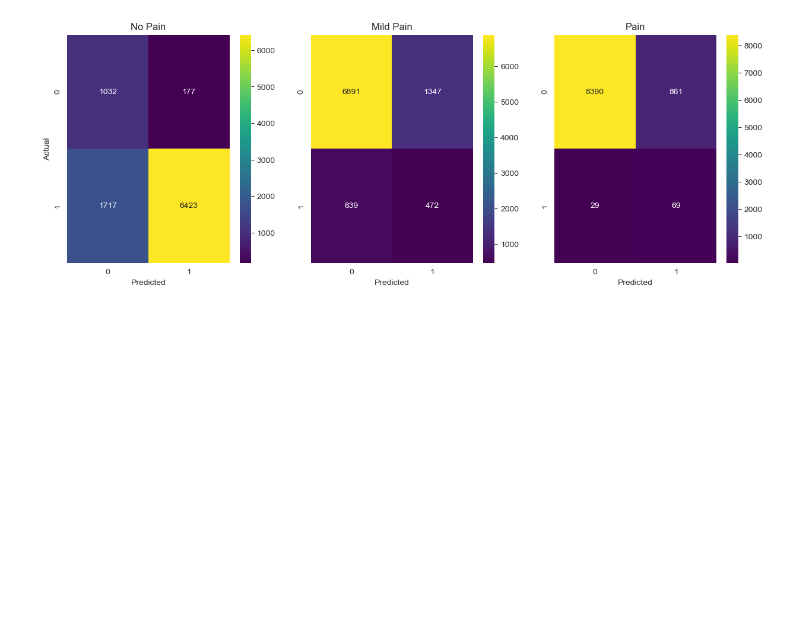
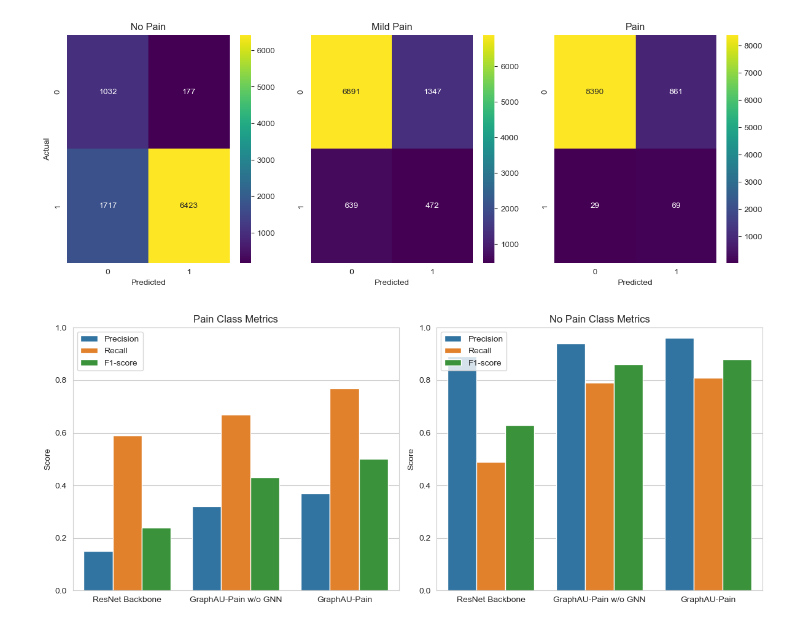
Before and after one commit to ZW471/GraphAU-Pain, a Jupyter notebook: results/examine_results.ipynb, the cells around one changed output. Drawn from its saved outputs; the diff is of its cells as text; code cells hidden in the pictures; blank space fills up the shorter version.

```diff
--- a/results/examine_results.ipynb
+++ b/results/examine_results.ipynb
@@ -71,3 +71,72 @@ Mild Pain
    macro avg       0.54      0.81      0.54      9349
 weighted avg       0.99      0.90      0.94      9349
 [figure]
+# %%
+import pandas as pd
+import seaborn as sns
+import matplotlib.pyplot as plt
+
+# ------------------------
+# 1) PREPARE THE DATA
+# ------------------------
+
+# Data for the No Pain class (label=0)
+no_pain_data = {
+    'Model':     ['ResNet Backbone',  'GraphAU-Pain w/o GNN',        'GraphAU-Pain'],
+    'Precision': [0.15,             0.32,            0.37],
+    'Recall':    [0.59,             0.67,            0.77],
+    'F1-score':  [0.24,             0.43,            0.50],
+}
+df_no_pain = pd.DataFrame(no_pain_data)
+
+# Data for the Pain class (label=1)
+pain_data = {
+    'Model':     ['ResNet Backbone',  'GraphAU-Pain w/o GNN',        'GraphAU-Pain'],
+    'Precision': [0.89,             0.94,            0.96],
+    'Recall':    [0.49,             0.79,            0.81],
+    'F1-score':  [0.63,             0.86,            0.88],
+}
+df_pain = pd.DataFrame(pain_data)
+
+# Convert both to "long-form" data for seaborn
+df_no_pain_melt = df_no_pain.melt(
+    id_vars='Model',
+    value_vars=['Precision', 'Recall', 'F1-score'],
+    var_name='Metric',
+    value_name='Value'
+)
+df_pain_melt = df_pain.melt(
+    id_vars='Model',
+    value_vars=['Precision', 'Recall', 'F1-score'],
+    var_name='Metric',
+    value_name='Value'
+)
+
+# ------------------------
+# 2) CREATE THE PLOTS
+# ------------------------
+sns.set_style("whitegrid")
+plt.figure(figsize=(12, 5))
+
+# --- Plot 1: No Pain class metrics ---
+plt.subplot(1, 2, 1)
+sns.barplot(data=df_no_pain_melt, x='Model', y='Value', hue='Metric')
+plt.title('Pain Class Metrics')
+plt.ylim(0, 1.0)
+plt.xlabel('')
+plt.ylabel('Score')
+plt.legend(loc='upper left')
+
+# --- Plot 2: Pain class metrics ---
+plt.subplot(1, 2, 2)
+sns.barplot(data=df_pain_melt, x='Model', y='Value', hue='Metric')
+plt.title('No Pain Class Metrics')
+plt.ylim(0, 1.0)
+plt.xlabel('')
+plt.ylabel('Score')
+plt.legend(loc='upper left')
+
+plt.tight_layout()
+plt.show()
+# %% [output]
+[figure, added]
```
Also changed, not shown: 2 other files.
